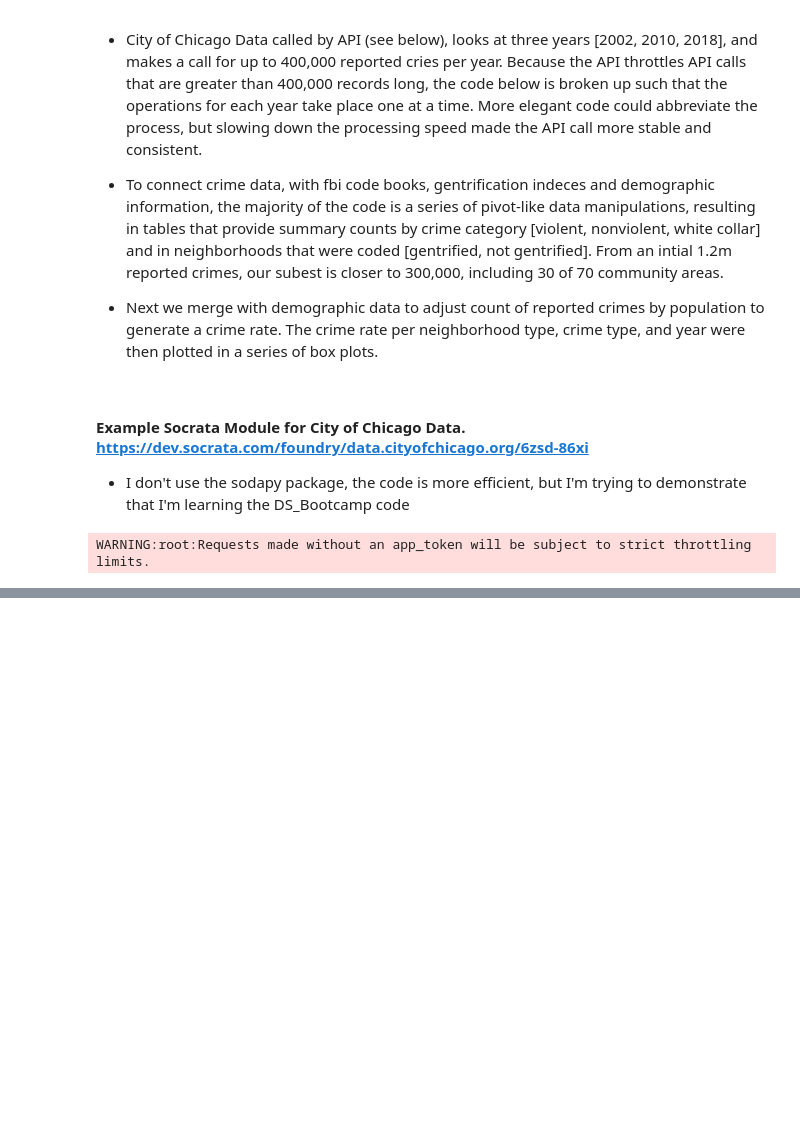
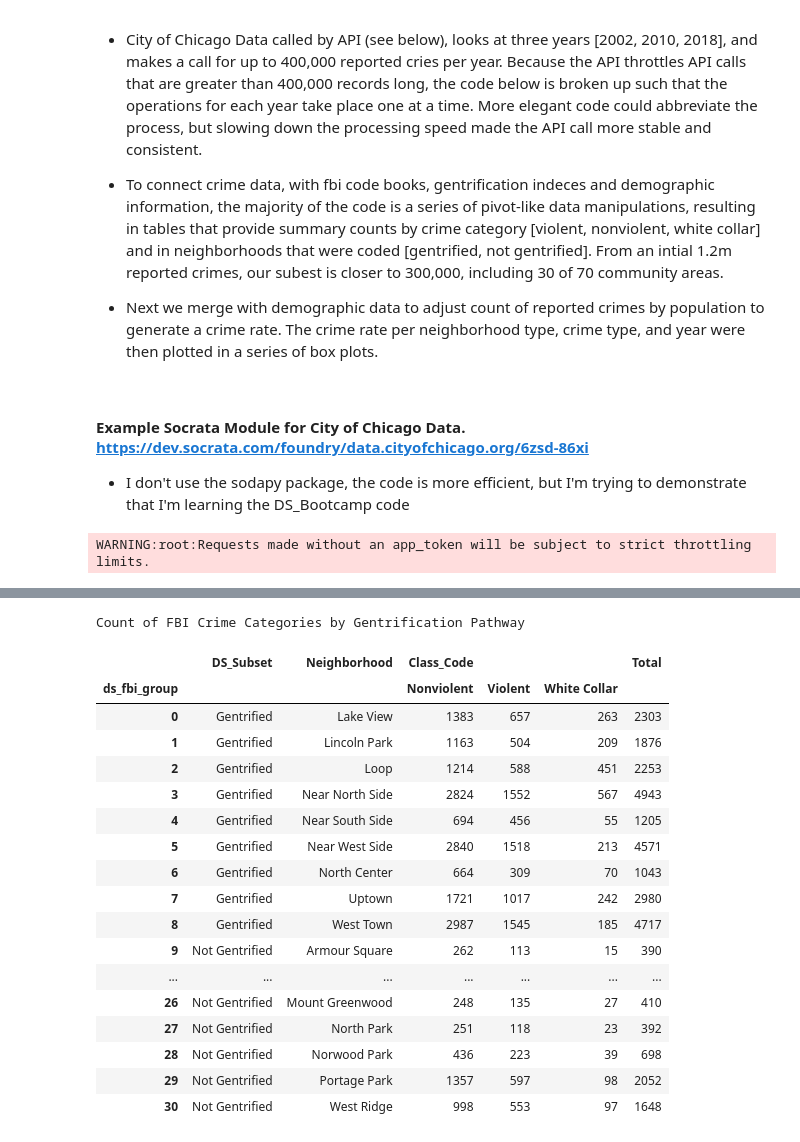
Before and after one commit to ajdeschenes/RuPaulsitory, a Jupyter notebook: Dev/Crime/chicago_crime_gentrification_api_json.ipynb, the cells around one changed output, grey strips where cells are left out. Saved outputs shown, nothing was run; the diff lists cells and outputs as text; code cells hidden in the pictures; blank space fills up the shorter version.

```diff
--- a/Dev/Crime/chicago_crime_gentrification_api_json.ipynb
+++ b/Dev/Crime/chicago_crime_gentrification_api_json.ipynb
@@ -75,0 +110,8 @@ FileNotFoundError: File b'crime_resources/fbi_codex.csv' does not exist
+# %%
+results = client.get("6zsd-86xi", year=2002, limit=400000)
+results_df = pd.DataFrame.from_records(results) # Convert to pandas DataFrame # results_df.head()
+start_results = results_df[['community_area','fbi_code','date','description','latitude','longitude','primary_type','year']]
+start_results['community_area'] = pd.to_numeric(start_results['community_area'], errors='coerce')
+start_format = start_results.sort_values('community_area')
+start_format.to_csv('report_reference_data/start_tfile.csv')
+start_format.head()
@@ -75,0 +127,5 @@ FileNotFoundError: File b'crime_resources/fbi_codex.csv' does not exist
+# %%
+baseyear_fbiindex = start_format.merge(fbi_index, left_on='fbi_code', right_on='fbi_code_key')
+b_crimecat_cca = baseyear_fbiindex.merge(gent_fin, left_on='community_area', right_on='community_area')
+b_crimecat_cca.to_csv('report_reference_data/b_crimecat_cca.csv') # display(b_crimecat_cca.columns)
+b_crimecat_cca.head()
@@ -75,0 +140,7 @@ FileNotFoundError: File b'crime_resources/fbi_codex.csv' does not exist
+# %%
+b_crimecat_cca_clean = b_crimecat_cca[['community_area', 'Neighborhood', 'fbi_code','fbi_Crime_type', 'ds_fbi_group', 'Classification', 'Class_Code',]]
+b_crimecat_cca_group = b_crimecat_cca_clean.groupby(by=['ds_fbi_group','Classification']).count() #relevant_results.sort_values('fbi_code')
+crime_reset = b_crimecat_cca_group.reset_index()
+print("Count of FBI Crime Categories by Gentrification Pathway")
+crime_reset.drop(columns=['community_area', 'Neighborhood', 'fbi_code','fbi_Crime_type',])
+crime_reset.pivot(index='Classification', columns='ds_fbi_group', values='Class_Code')
@@ -75,0 +160,40 @@ FileNotFoundError: File b'crime_resources/fbi_codex.csv' does not exist
+# %%
+b_crimecat_cca_clean['Class_Code'] = pd.to_numeric(b_crimecat_cca_clean['Class_Code'], errors='coerce') # b_crimecat_cca_clean.dtypes
+ngb1 = b_crimecat_cca_clean.loc[b_crimecat_cca_clean['Class_Code'] < 3]
+ngb2 = b_crimecat_cca_clean.loc[b_crimecat_cca_clean['Class_Code'] == 5]
+gb6 = b_crimecat_cca_clean.loc[b_crimecat_cca_clean['Class_Code'] == 6]
+combo = [ngb1, ngb2]
+nGentrified = pd.concat(combo)
+nGentrified["DS_Subset"] = "Not Gentrified"
+gb6["DS_Subset"] = "Gentrified"
+neighborhodtype_bycrime = [nGentrified, gb6]
+b_neighbors = pd.concat(neighborhodtype_bycrime)
+b_neighbors_reset = b_neighbors.groupby(by=['DS_Subset','Neighborhood','ds_fbi_group']).count()
+b_neighbors_dropem = b_neighbors_reset.reset_index()
+b_neighbors_dropem.drop(columns=['Classification','community_area','fbi_code','fbi_Crime_type',], inplace=True)
+print("Count of FBI Crime Categories by Gentrification Pathway")
+b_neighbors_final = b_neighbors_dropem.groupby(by=['DS_Subset','Neighborhood','ds_fbi_group']).sum().unstack('ds_fbi_group')
+base_year_ngdata = b_neighbors_final.reset_index()# .pivot(index='Neighborhood', columns='ds_fbi_group', values='Class_Code')
+base_year_ngdata['Total'] = base_year_ngdata.sum(axis=1)
+base_year_ngdata.to_csv('report_reference_data/close_year_ngdata.csv')
+base_year_ngdata
+# %% [output]
+Count of FBI Crime Categories by Gentrification Pathway
+|  | DS_Subset | Neighborhood | Class_Code |  |  | Total |
+| ds_fbi_group |  |  | Nonviolent | Violent | White Collar |  |
+| 0 | Gentrified | Lake View | 1383 | 657 | 263 | 2303 |
+| 1 | Gentrified | Lincoln Park | 1163 | 504 | 209 | 1876 |
+| 2 | Gentrified | Loop | 1214 | 588 | 451 | 2253 |
+| 3 | Gentrified | Near North Side | 2824 | 1552 | 567 | 4943 |
+| 4 | Gentrified | Near South Side | 694 | 456 | 55 | 1205 |
+| 5 | Gentrified | Near West Side | 2840 | 1518 | 213 | 4571 |
+| 6 | Gentrified | North Center | 664 | 309 | 70 | 1043 |
+| 7 | Gentrified | Uptown | 1721 | 1017 | 242 | 2980 |
+| 8 | Gentrified | West Town | 2987 | 1545 | 185 | 4717 |
+| 9 | Not Gentrified | Armour Square | 262 | 113 | 15 | 390 |
+| ... | ... | ... | ... | ... | ... | ... |
+| 26 | Not Gentrified | Mount Greenwood | 248 | 135 | 27 | 410 |
+| 27 | Not Gentrified | North Park | 251 | 118 | 23 | 392 |
+| 28 | Not Gentrified | Norwood Park | 436 | 223 | 39 | 698 |
+| 29 | Not Gentrified | Portage Park | 1357 | 597 | 98 | 2052 |
+| 30 | Not Gentrified | West Ridge | 998 | 553 | 97 | 1648 |
```
Also changed, not shown: parts of 29 cells of this notebook, 7 other files.
